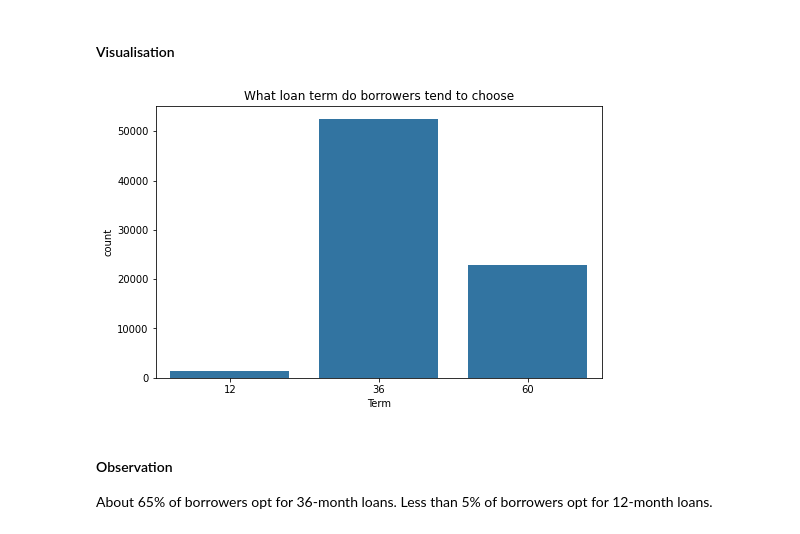
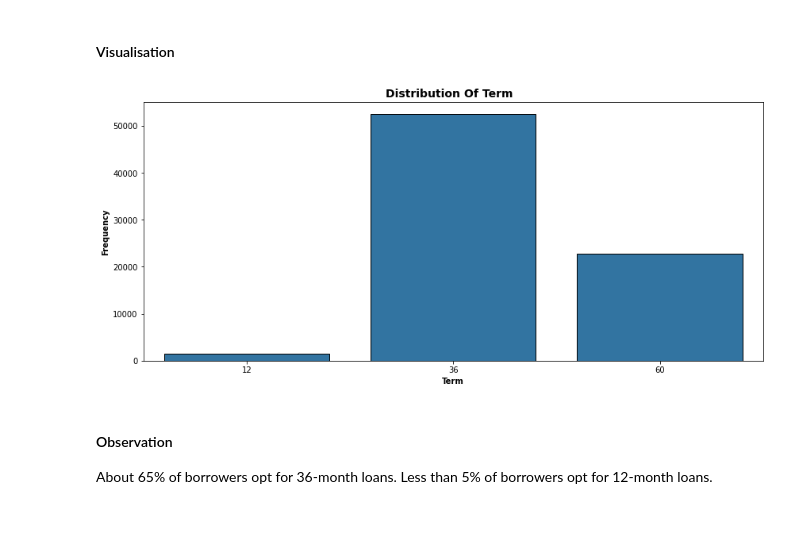
Before and after one commit to OsyTheDataGuy/Prosper-Loan-Dataset-Exploration-w-Data-Reporting-DAND-Project-3, a Jupyter notebook: Part_I_exploration.ipynb, the cells around one changed output. Drawn from its saved outputs; the diff is of its cells as text; code cells hidden in the pictures.

```diff
--- a/Part_I_exploration.ipynb
+++ b/Part_I_exploration.ipynb
@@ -626,13 +637,11 @@ BorrowerRate distribution mirrors that of BorrowerAPR.
 ### Question: What loan term do borrowers tend to choose?
 # %% [markdown]
 #### Visualisation
-# %%
-plt.figure(figsize=[8, 5])
-g = sns.countplot(data=loan_df_clean, x='Term', color=colors[1]);
-g.set_title('What loan term do borrowers tend to choose');
-plt.show()
-# %% [output]
-[figure, removed]
+# %%
+# Plot distribution of Loan Term
+snsplot(kind=sns.countplot, df=loan_df_clean, xvar='Term', color=1)
+# %% [output]
+[figure, added]
 # %% [markdown]
 #### Observation
 About 65% of borrowers opt for 36-month loans. Less than 5% of borrowers opt for 12-month loans.
```
Also changed, not shown: parts of 30 cells of this notebook, 3 other files.
